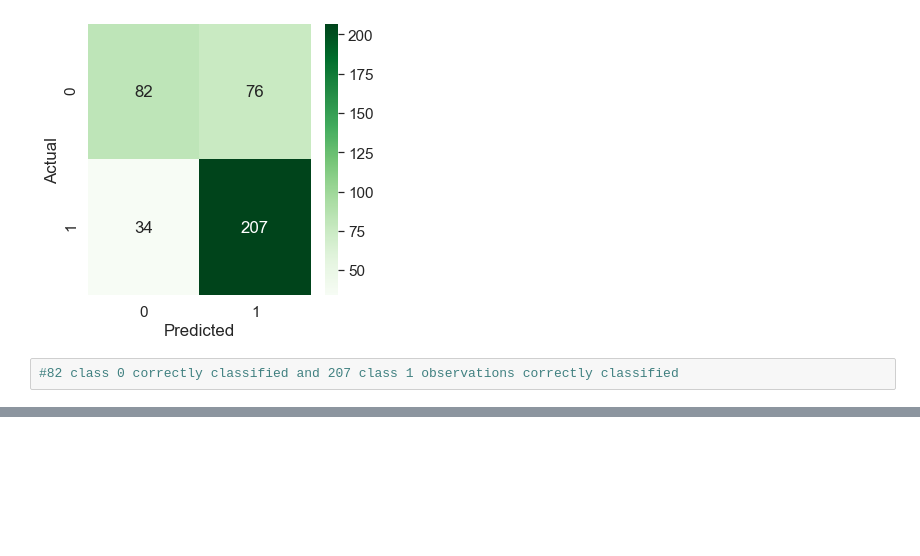
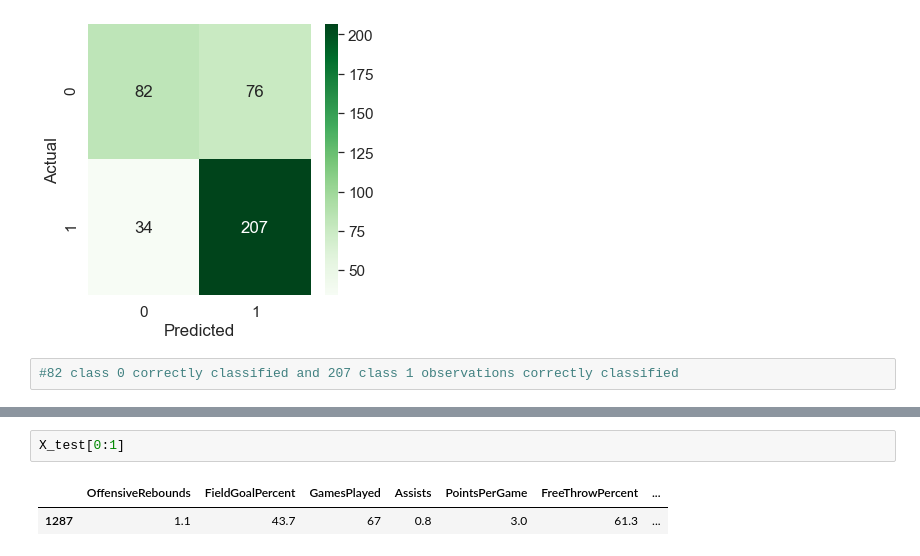
Before and after one commit to rumsinha/LogisticRegression, a Jupyter notebook: PredictingiftheCareerYearsGreaterThanfive.ipynb, the cells around one changed output, grey strips where cells are left out. Drawn from its saved outputs; the diff is of its cells as text; blank space fills up the shorter version.

```diff
--- a/PredictingiftheCareerYearsGreaterThanfive.ipynb
+++ b/PredictingiftheCareerYearsGreaterThanfive.ipynb
@@ -540,0 +566,5 @@ weighted avg       0.72      0.72      0.71       399
+# %%
+X_test[0:1]
+# %% [output]
+|  | OffensiveRebounds | FieldGoalPercent | GamesPlayed | Assists | PointsPerGame | FreeThrowPercent | ... |
+| 1287 | 1.1 | 43.7 | 67 | 0.8 | 3.0 | 61.3 | ... |
```
Also changed, not shown: parts of 24 cells of this notebook.
